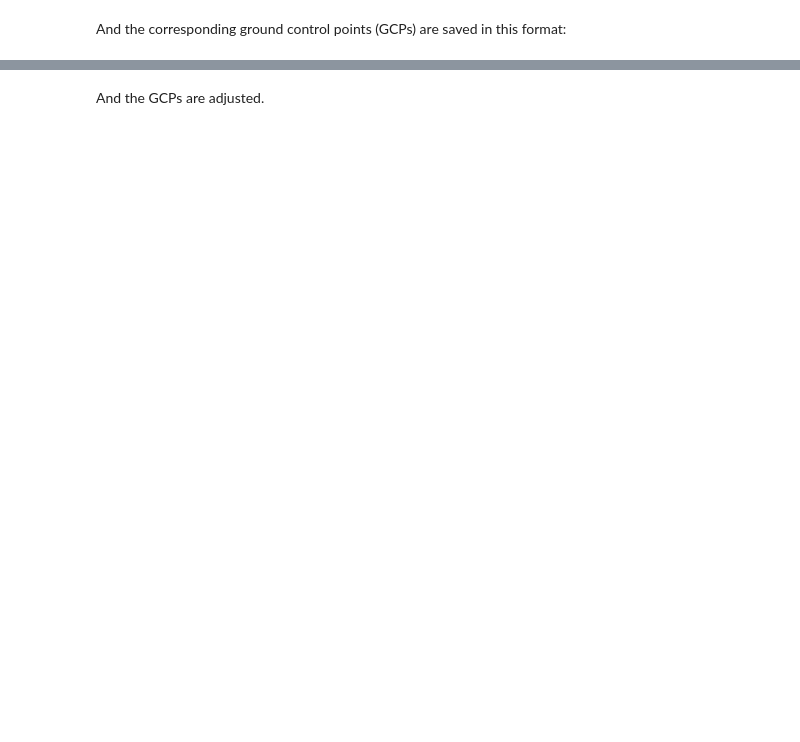
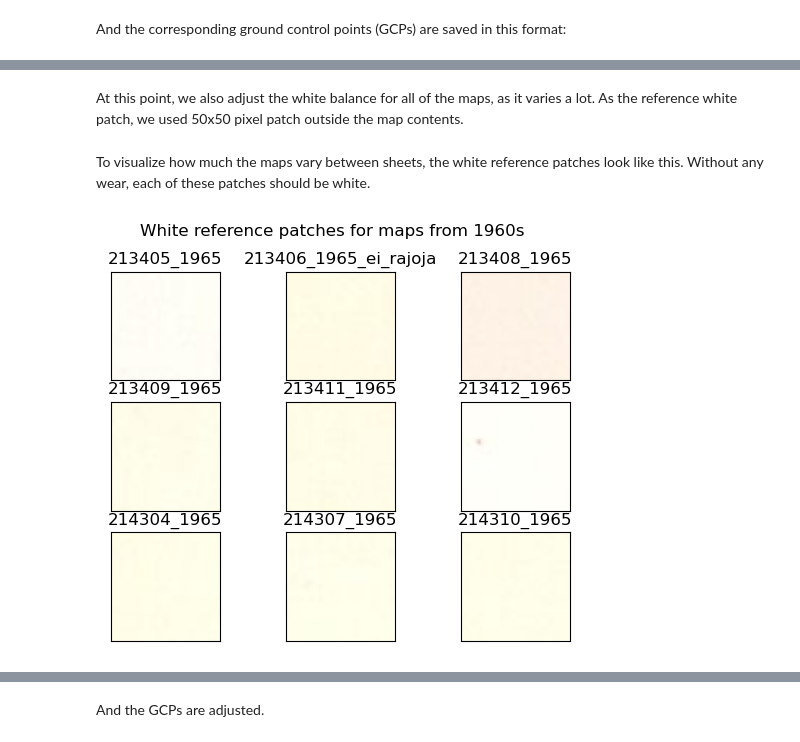
Before and after one commit to mayrajeo/historical-maps, a Jupyter notebook: nbs/crop_and_georeference.ipynb, the cells around one changed output, grey strips where cells are left out. Saved outputs shown, nothing was run; the diff lists cells and outputs as text; code cells hidden in the pictures; blank space fills up the shorter version.

Commit message:
add white balancing, add action

```diff
--- a/nbs/crop_and_georeference.ipynb
+++ b/nbs/crop_and_georeference.ipynb
@@ -57,0 +58,31 @@ points.head()
+# %% [markdown]
+At this point, we also adjust the white balance for all of the maps, as it varies a lot. As the reference white patch, we used 50x50 pixel patch outside the map contents.
+# %%
+patches_65 = []
+patches_80s = []
+for r in map_files:
+    m = cv2.imread(str(map_path/r))
+    points = pd.read_csv(gcp_path/f'{r}.points')
+    if '1965' in r:
+        patch = m[int(points.iloc[3].pixelY-250):int(points.iloc[3].pixelY-200),
+                  int(points.iloc[3].pixelX-250):int(points.iloc[3].pixelX-200)]
+        patches_65.append(patch)
+    else:
+        patch = m[int(points.iloc[3].pixelY-250):int(points.iloc[3].pixelY-200),
+                  int(points.iloc[3].pixelX-175):int(points.iloc[3].pixelX-125)]
+        patches_80s.append(patch)
+# %% [markdown]
+To visualize how much the maps vary between sheets, the white reference patches look like this. Without any wear, each of these patches should be white.
+# %%
+fig, axs = plt.subplots(3,3)
+
+for p, a, fname in zip(patches_65, axs.flatten(), map_files[::2]):
+    a.set_xticks([])
+    a.set_yticks([])
+    a.imshow(cv2.cvtColor(p, cv2.COLOR_BGR2RGB))
+    a.set_title(fname[:-4])
+
+plt.suptitle('White reference patches for maps from 1960s')
+plt.show()
+# %% [output]
+[figure, added]
```
Also changed, not shown: parts of 11 cells of this notebook, 2 other files.
